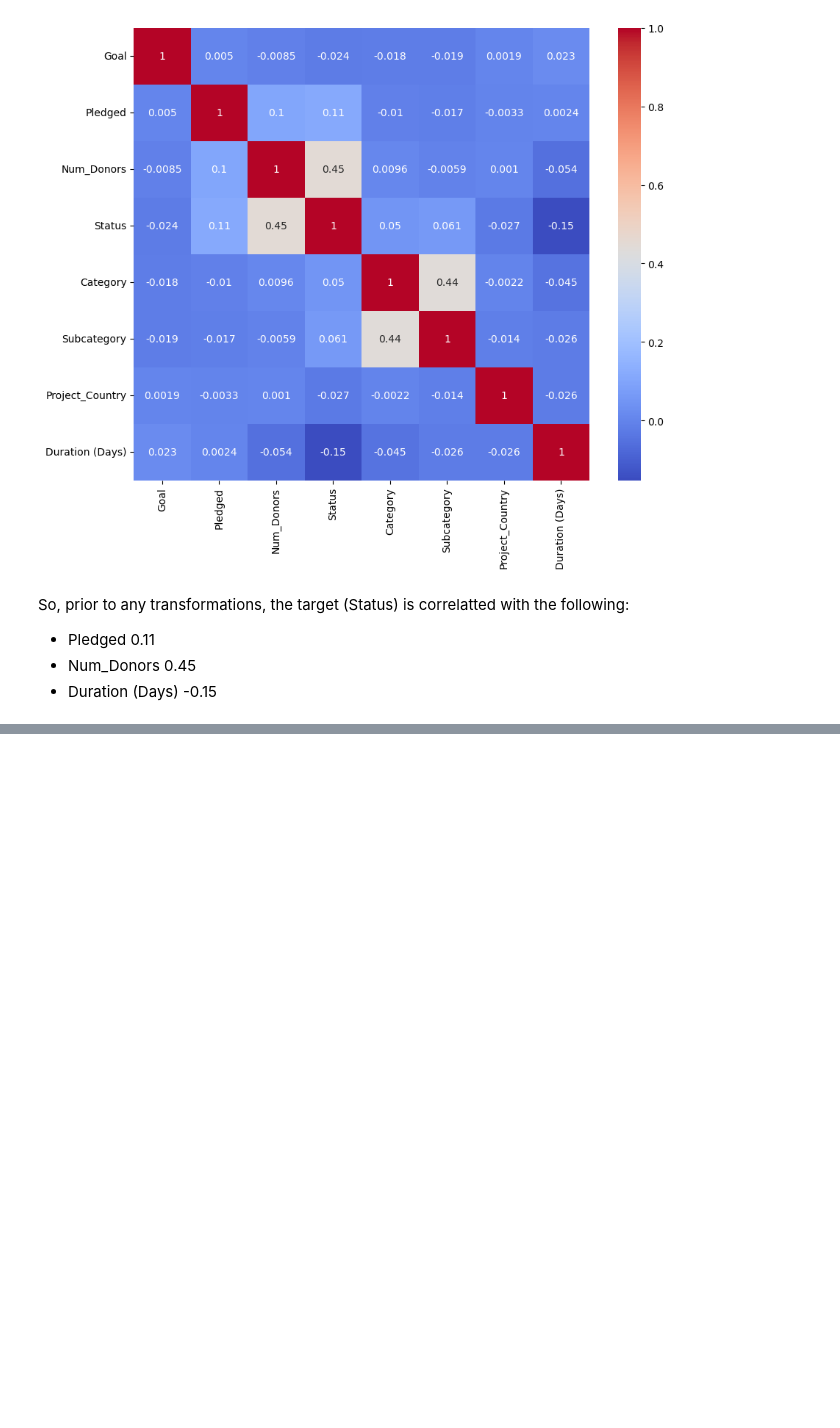
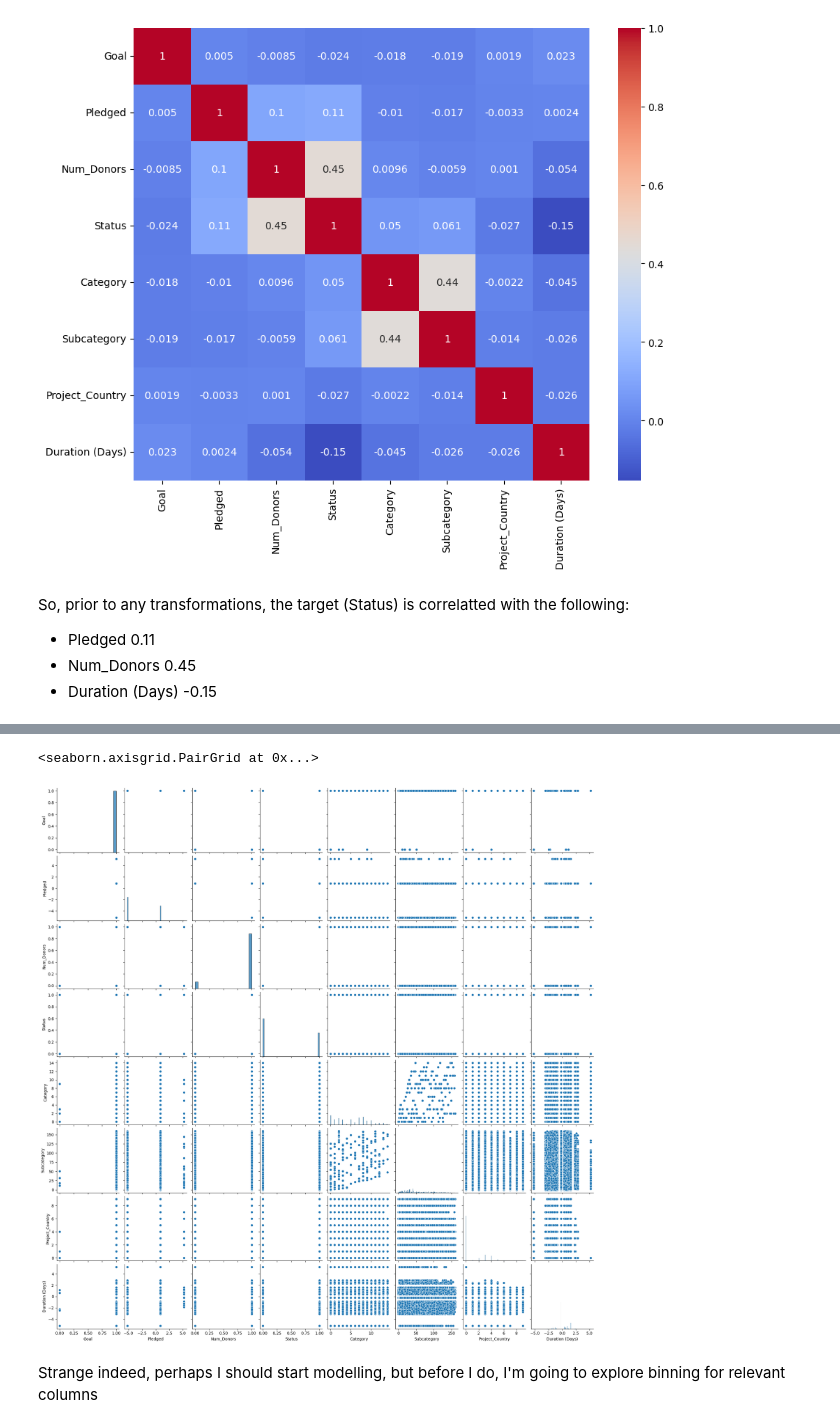
Before and after one commit to SBangarh/Kickstarter_Analysis, a Jupyter notebook: exploratory_analysis.ipynb, the cells around one changed output, grey strips where cells are left out. Saved outputs shown, nothing was run; the diff lists cells and outputs as text; code cells hidden in the pictures; blank space fills up the shorter version.

```diff
--- a/exploratory_analysis.ipynb
+++ b/exploratory_analysis.ipynb
@@ -675,0 +691,8 @@ let's transform some of the numerical data and reassess the heatmap
+# %%
+#pairplot
+make_pairplot(copy_data)
+# %% [output]
+<seaborn.axisgrid.PairGrid at 0x...>
+[figure, added]
+# %% [markdown]
+Strange indeed, perhaps I should start modelling, but before I do, I'm going to explore binning for relevant columns
```
Also changed, not shown: parts of 7 cells of this notebook.
